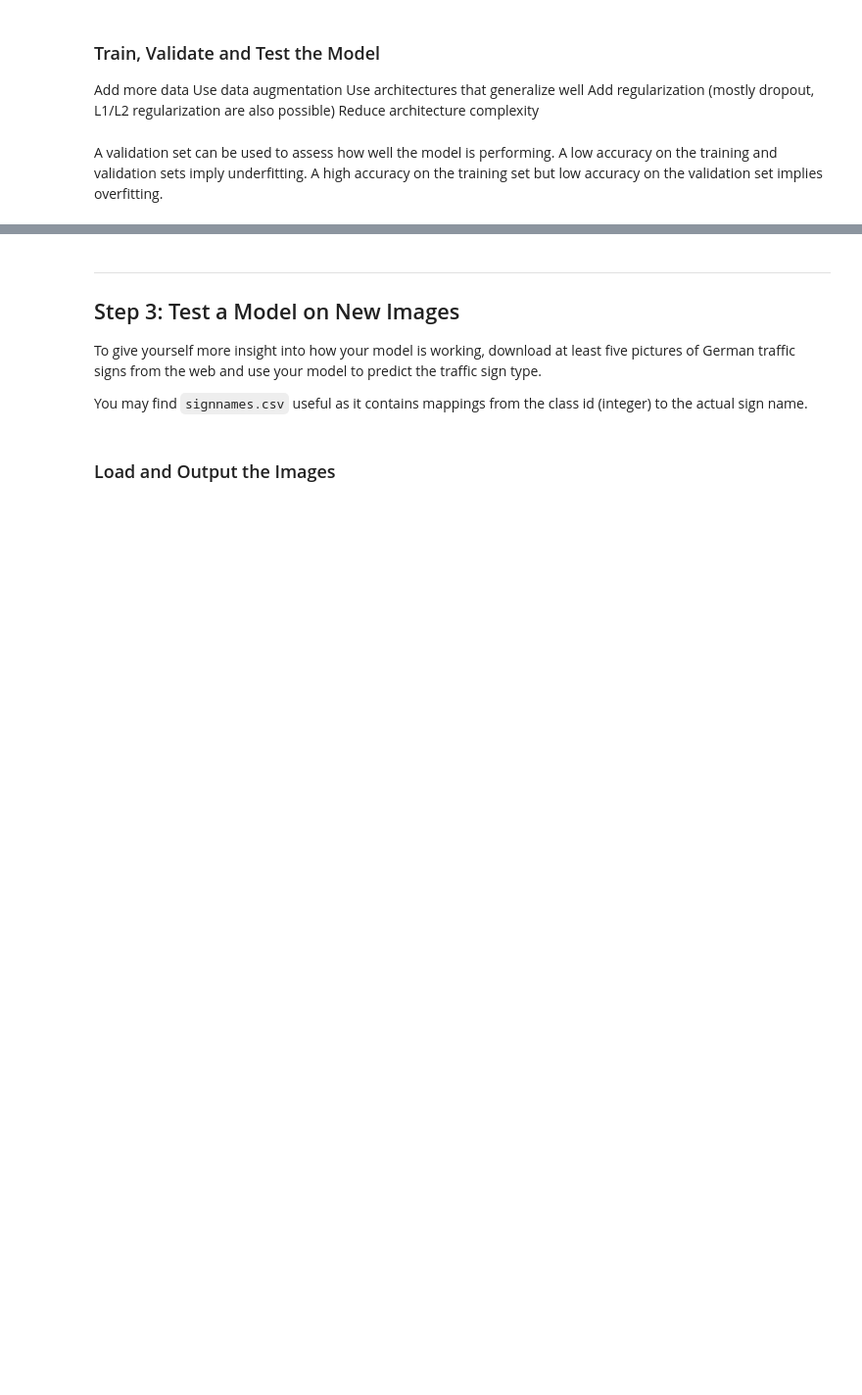
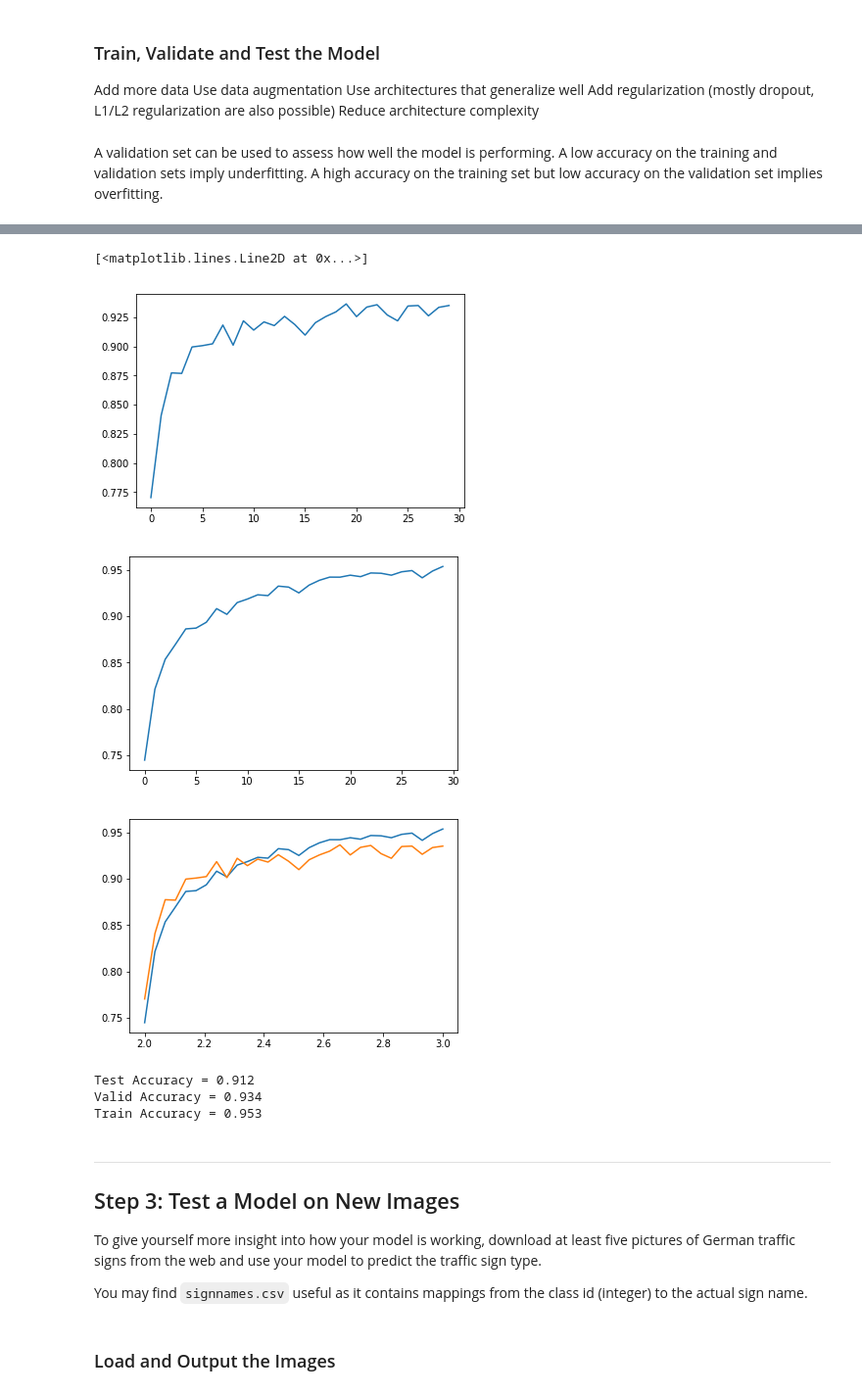
Before and after one commit to cwcentral/CarND-Traffic-Sign-Classifier-Project, a Jupyter notebook: Traffic_Sign_Classifier.ipynb, the cells around one changed output, grey strips where cells are left out. Shown: that part at 98% size. Cells and saved outputs as stored; diff of their text form; code cells hidden in the pictures; blank space fills up the shorter version.

```diff
--- a/Traffic_Sign_Classifier.ipynb
+++ b/Traffic_Sign_Classifier.ipynb
@@ -414,9 +380,9 @@ Reduce architecture complexity
 import tensorflow as tf
 X_train, y_train = shuffle(X_train, y_train)
 
-EPOCHS = 32
-BATCH_SIZE = 128
-local_learning_rate = 0.003
+EPOCHS = 30
+BATCH_SIZE = 96
+local_learning_rate = 0.002
 # %% [markdown]
 A validation set can be used to assess how well the model is performing. A low accuracy on the training and validation
 sets imply underfitting. A high accuracy on the training set but low accuracy on the validation set implies overfitting.
@@ -432,7 +398,7 @@ def LeNet(x):
     # Arguments used for tf.truncated_normal, randomly defines variables for the weights and biases for each layer
     mu = 0
     sigma = 0.1
-    keep_prob = 0.5
+    keep_prob = 0.8
 
     # SOLUTION: Layer 1: Convolutional. Input = 32x32xdepth_dim. Output = 28x28x6.
     conv1_W = tf.Variable(tf.truncated_normal(shape=(5, 5, depth_dim, 6), mean = mu, stddev = sigma))
@@ -441,8 +407,6 @@ def LeNet(x):
 
     # SOLUTION: Activation.
     conv1 = tf.nn.relu(conv1)
-    #if keep_prob != 0:
-    #    conv1 = tf.nn.dropout(conv1, keep_prob)
 
     # SOLUTION: Pooling. Input = 28x28x6. Output = 14x14x6.
     conv1 = tf.nn.max_pool(conv1, ksize=[1, 2, 2, 1], strides=[1, 2, 2, 1], padding='SAME')
@@ -468,8 +432,8 @@ def LeNet(x):
 
     # SOLUTION: Activation.
     fc1    = tf.nn.relu(fc1)
-    #if keep_prob != 0:
-    #    fc1    = tf.nn.dropout(fc1, keep_prob)
+    if keep_prob != 0:
+        fc1 = tf.nn.dropout(fc1, keep_prob)
 
     # SOLUTION: Layer 4: Fully Connected. Input = 120. Output = 84.
     fc2_W  = tf.Variable(tf.truncated_normal(shape=(120, 84), mean = mu, stddev = sigma))
@@ -532,14 +496,9 @@ with tf.Session() as sess:
         validation_accuracy.append(evaluate(X_valid, y_valid))
         training_accuracy.append(evaluate(X_train, y_train))
         print("EPOCH {} -- ".format(i+1) + \
-              "Validation Accuracy = {:.3f}".format(validation_accuracy[-1]) + \
-              ", Training Accuracy = {:.3f}".format(training_accuracy[-1]))
+              "Validation Accuracy = {:.3f}%".format(validation_accuracy[-1]*100) + \
+              ", Training Accuracy = {:.3f}%".format(training_accuracy[-1]*100))
 
     saver.save(sess, './lenet')
     print("Model saved")
-
-plt.figure()
-plt.plot(validation_accuracy)
-plt.figure()
-plt.plot(training_accuracy)
 # %% [output]
@@ -566,10 +522,33 @@ Model saved
+# %%
+plt.figure()
+plt.plot(validation_accuracy)
+plt.figure()
+plt.plot(training_accuracy)
+plt.figure()
+t = np.linspace(2.0, 3.0, num=len(validation_accuracy))
+plt.plot(t, training_accuracy)
+plt.plot(t, validation_accuracy)
+# %% [output]
+[<matplotlib.lines.Line2D at 0x...>]
+[figure, added]
+[figure, added]
+[figure, added]
 # %%
+save_state = tf.train.Saver()
+
 with tf.Session() as sess:
-    #save_state.restore(sess, './lenet')
-    saver.restore(sess, tf.train.latest_checkpoint('.'))
-
+    save_state.restore(sess, './lenet')
+    #saver.restore(sess, tf.train.latest_checkpoint('.'))
     test_accuracy = evaluate(X_test, y_test)
     print("Test Accuracy = {:.3f}".format(test_accuracy))
+    val_accuracy = evaluate(X_valid, y_valid)
+    print("Valid Accuracy = {:.3f}".format(val_accuracy))
+    trn_accuracy = evaluate(X_train, y_train)
+    print("Train Accuracy = {:.3f}".format(trn_accuracy))
+# %% [output]
+Test Accuracy = 0.912
+Valid Accuracy = 0.934
+Train Accuracy = 0.953
 # %% [markdown]
 ---
 
```
Also changed, not shown: parts of 9 cells of this notebook, 4 other files.
